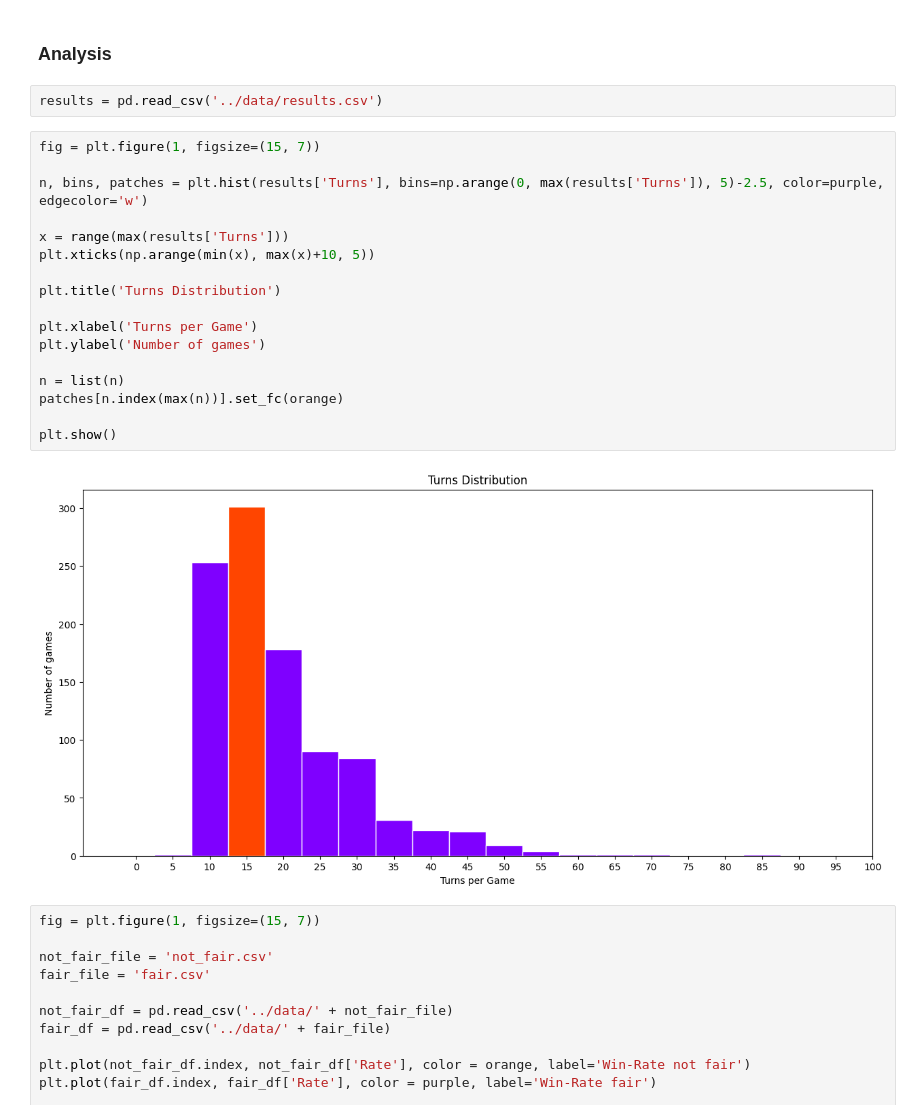
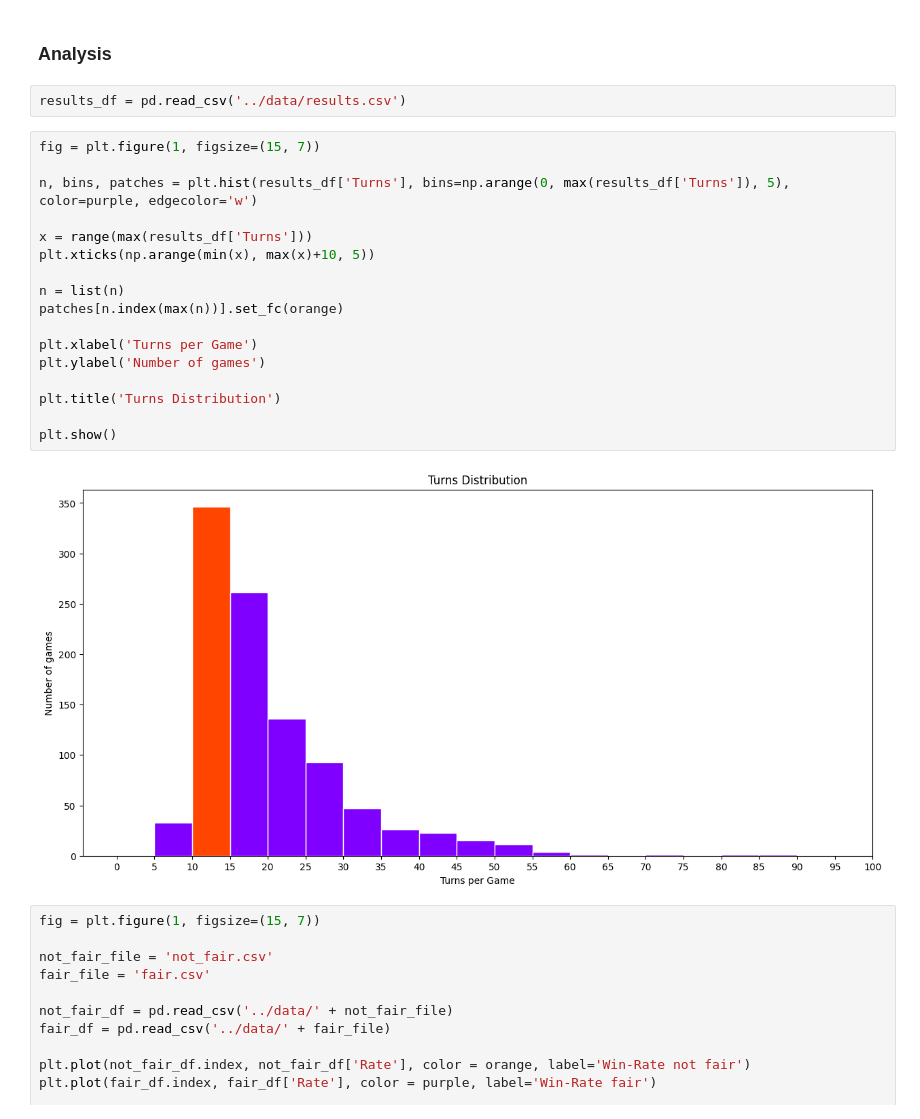
Before and after one commit to andreabazerla/dpcm-card-game, a Jupyter notebook: notebooks/analysis.ipynb, the cells around one changed output. Cells and saved outputs as stored; diff of their text form.

```diff
--- a/notebooks/analysis.ipynb
+++ b/notebooks/analysis.ipynb
@@ -16,26 +16,26 @@ orange = '#ff4500'
 # %% [markdown]
 ### Analysis
 # %%
-results = pd.read_csv('../data/results.csv')
+results_df = pd.read_csv('../data/results.csv')
 # %%
 fig = plt.figure(1, figsize=(15, 7))
 
-n, bins, patches = plt.hist(results['Turns'], bins=np.arange(0, max(results['Turns']), 5)-2.5, color=purple, edgecolor='w')
+n, bins, patches = plt.hist(results_df['Turns'], bins=np.arange(0, max(results_df['Turns']), 5), color=purple, edgecolor='w')
 
-x = range(max(results['Turns']))
+x = range(max(results_df['Turns']))
 plt.xticks(np.arange(min(x), max(x)+10, 5))
 
-plt.title('Turns Distribution')
+n = list(n)
+patches[n.index(max(n))].set_fc(orange)
 
 plt.xlabel('Turns per Game')
 plt.ylabel('Number of games')
 
-n = list(n)
-patches[n.index(max(n))].set_fc(orange)
+plt.title('Turns Distribution')
 
 plt.show()
 # %% [output]
-[figure, old version]
+[figure, new version]
 # %%
 fig = plt.figure(1, figsize=(15, 7))
 
```
Also changed, not shown: parts of 37 cells of this notebook.
